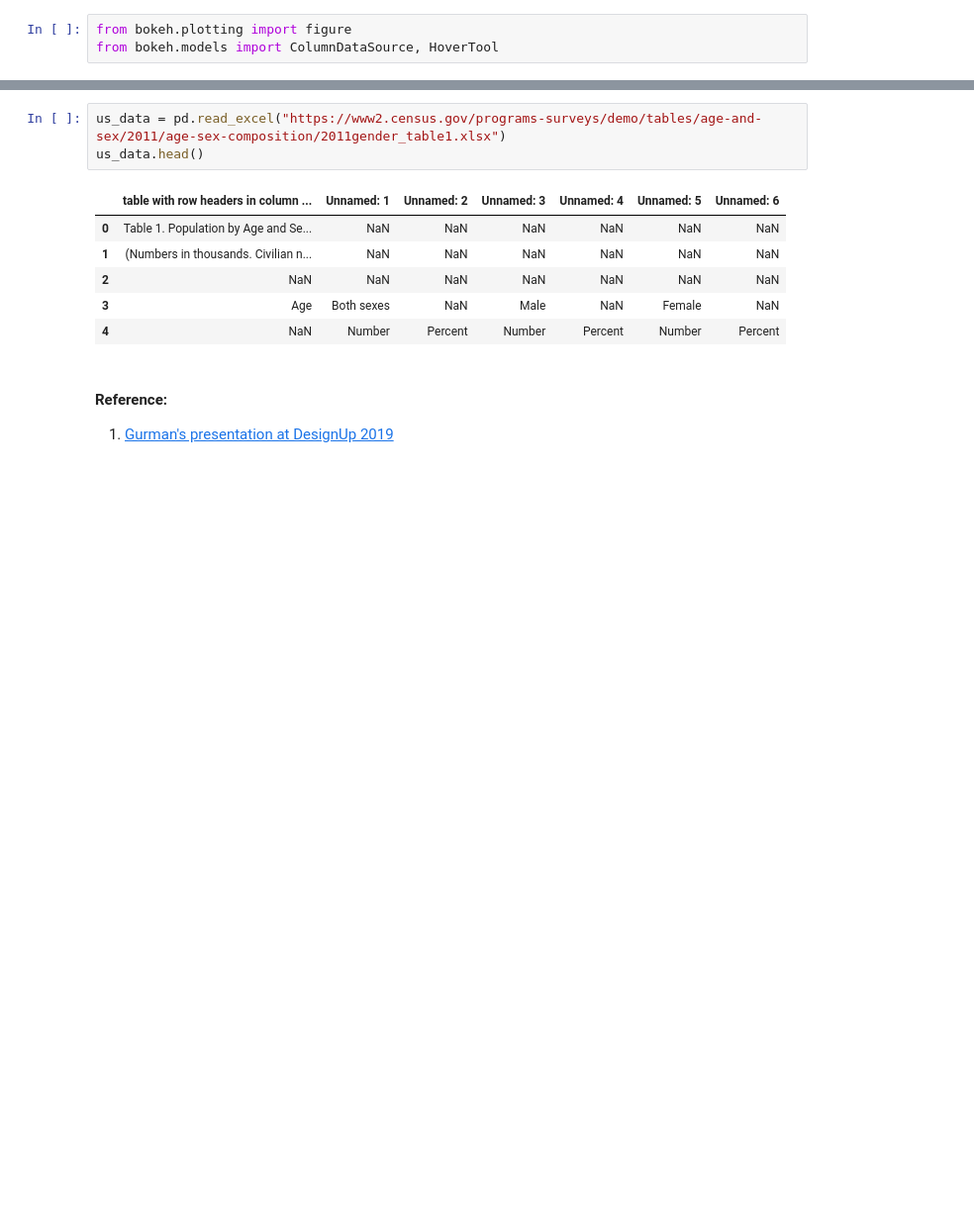
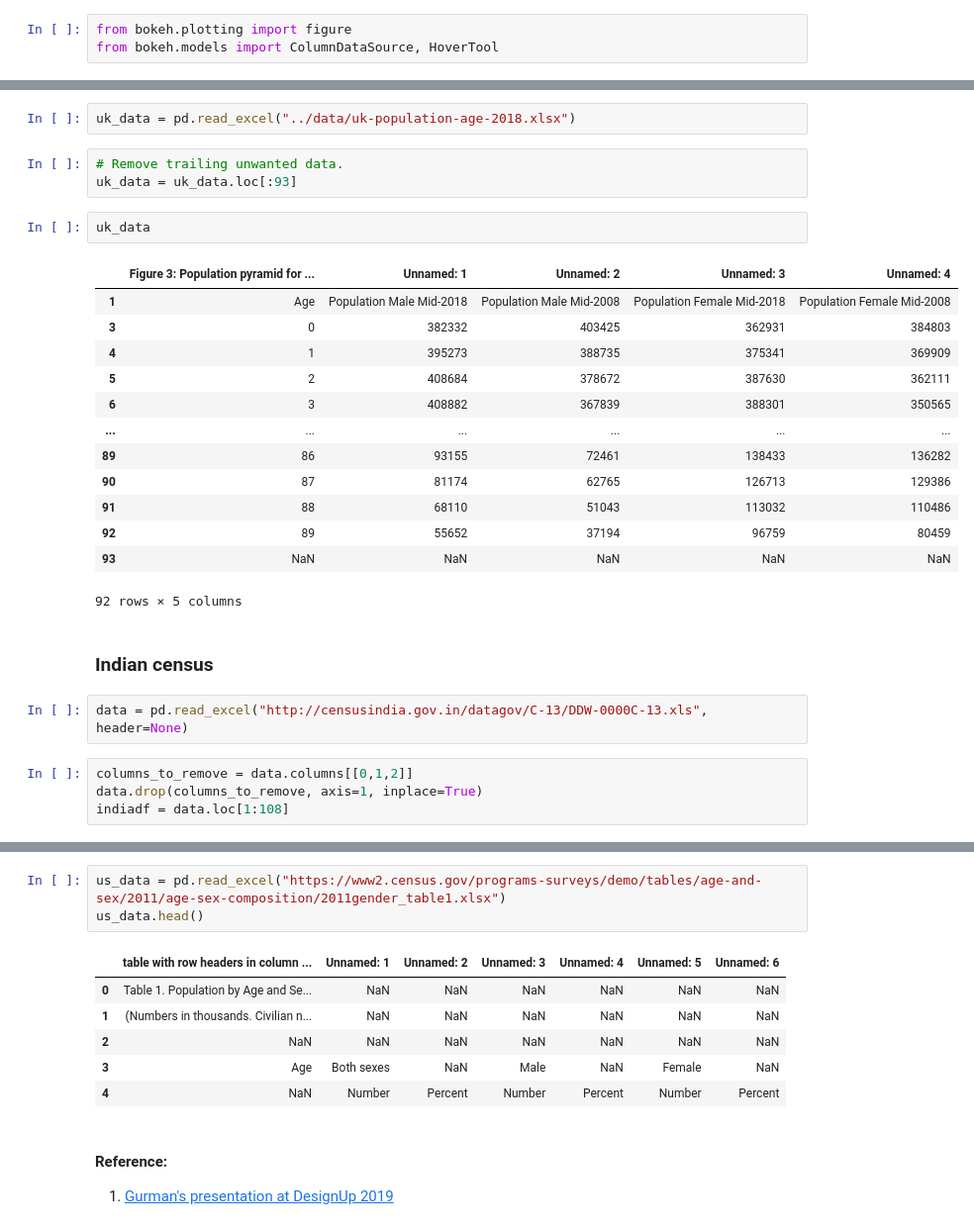
Before and after one commit to baali/AI-ML-Workshop, a Jupyter notebook: notebooks/Data_Visualization.ipynb, the cells around one changed output, grey strips where cells are left out. Shown: that part at 99% size. Cells and saved outputs as stored; diff of their text form; blank space fills up the shorter version.

```diff
--- a/notebooks/Data_Visualization.ipynb
+++ b/notebooks/Data_Visualization.ipynb
@@ -60 +91,30 @@ show(p)
+# %%
+uk_data = pd.read_excel("../data/uk-population-age-2018.xlsx")
+# %%
+# Remove trailing unwanted data.
+uk_data = uk_data.loc[:93]
+# %%
+uk_data
+# %% [output]
+|  | Figure 3: Population pyramid for ... | Unnamed: 1 | Unnamed: 2 | Unnamed: 3 | Unnamed: 4 |
+| 1 | Age | Population Male Mid-2018 | Population Male Mid-2008 | Population Female Mid-2018 | Population Female Mid-2008 |
+| 3 | 0 | 382332 | 403425 | 362931 | 384803 |
+| 4 | 1 | 395273 | 388735 | 375341 | 369909 |
+| 5 | 2 | 408684 | 378672 | 387630 | 362111 |
+| 6 | 3 | 408882 | 367839 | 388301 | 350565 |
+| ... | ... | ... | ... | ... | ... |
+| 89 | 86 | 93155 | 72461 | 138433 | 136282 |
+| 90 | 87 | 81174 | 62765 | 126713 | 129386 |
+| 91 | 88 | 68110 | 51043 | 113032 | 110486 |
+| 92 | 89 | 55652 | 37194 | 96759 | 80459 |
+| 93 | NaN | NaN | NaN | NaN | NaN |
+92 rows × 5 columns
+# %% [markdown]
+### Indian census
+# %%
+data = pd.read_excel("http://censusindia.gov.in/datagov/C-13/DDW-0000C-13.xls", header=None)
+# %%
+columns_to_remove = data.columns[[0,1,2]]
+data.drop(columns_to_remove, axis=1, inplace=True)
+indiadf = data.loc[1:108]
 # %%
```
Also changed, not shown: parts of 11 cells of this notebook.
